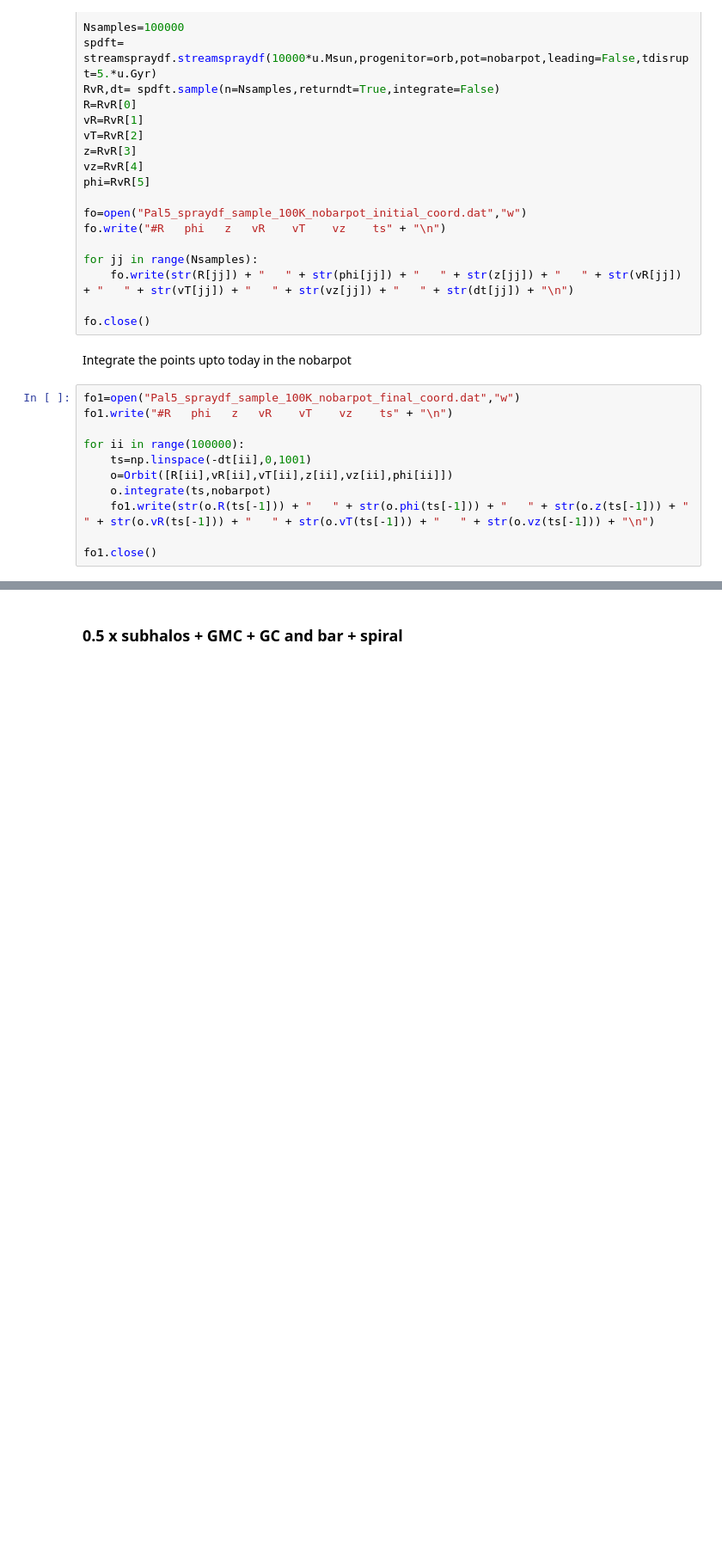
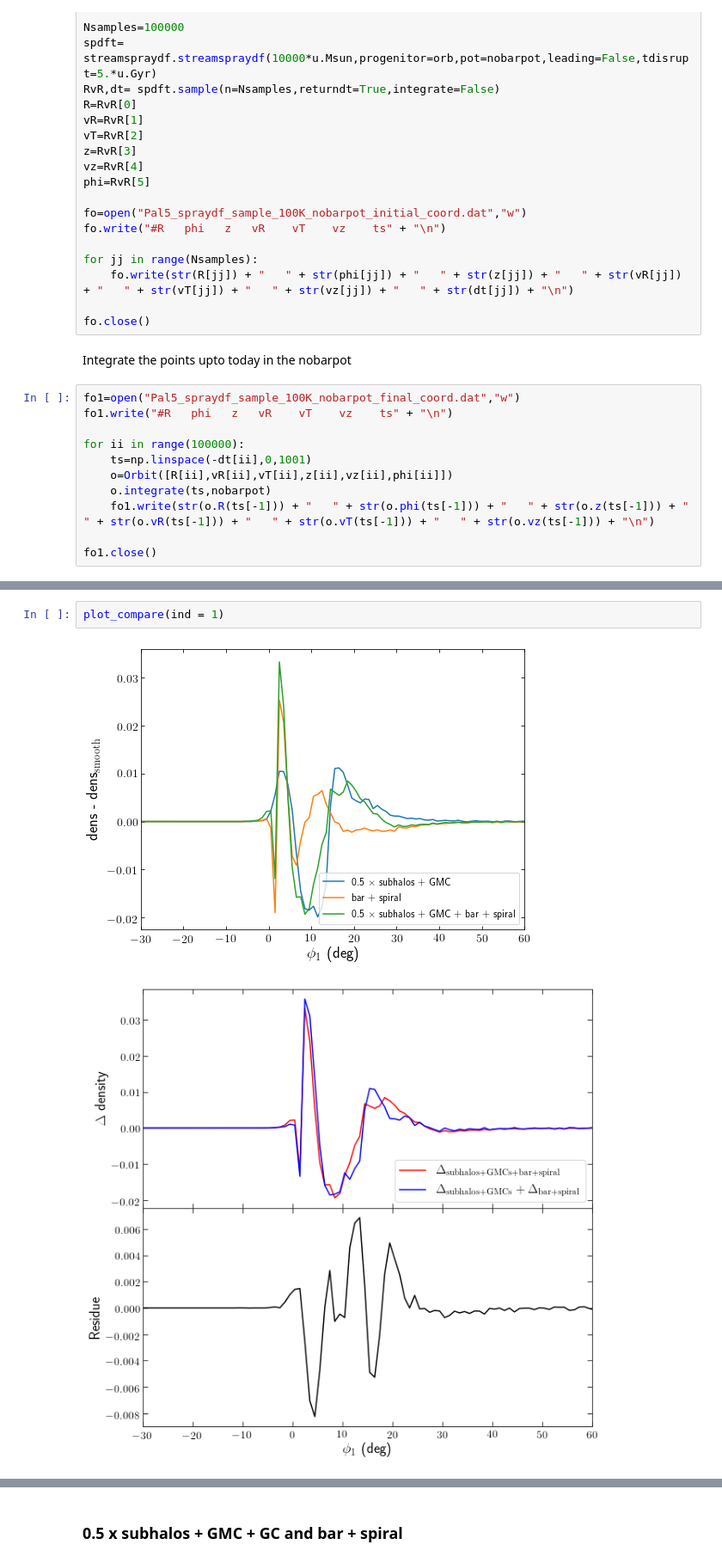
Before and after one commit to nbanik/Analyze_GD-1, a Jupyter notebook: spraydf_combine_bar+spiral and subhalos.ipynb, the cells around one changed output, grey strips where cells are left out. Shown at 86% size. Saved outputs shown, nothing was run; the diff lists cells and outputs as text; blank space fills up the shorter version.

```diff
--- a/spraydf_combine_bar+spiral and subhalos.ipynb
+++ b/spraydf_combine_bar+spiral and subhalos.ipynb
@@ -880,0 +967,5 @@ bin edges : [-8.         -6.3220339  -4.6440678  -2.96610169 -1.28813559  0.3898
+# %%
+plot_compare(ind = 1)
+# %% [output]
+[figure, added]
+[figure, added]
```
Also changed, not shown: parts of 27 cells of this notebook, 1 other file.
